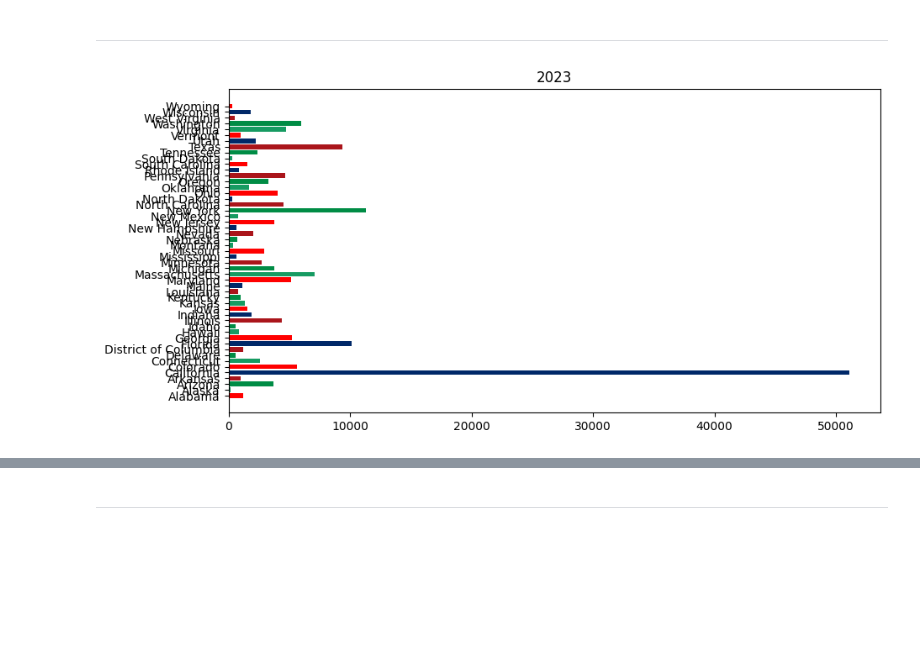
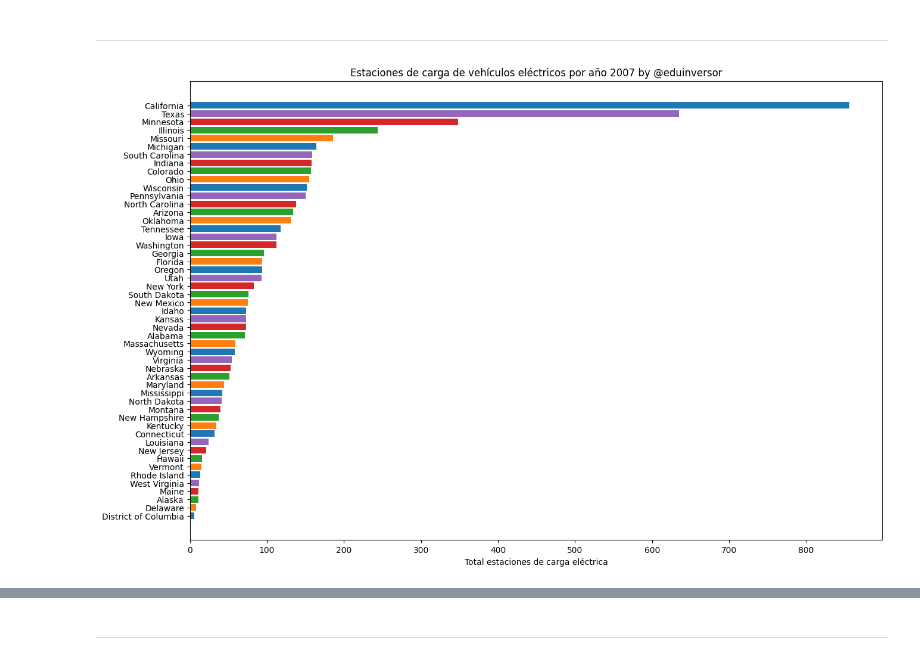
Before and after one commit to omanofx/portfolio, a Jupyter notebook: data_wrangling/data_cleaning.ipynb, the cells around one changed output, grey strips where cells are left out. Saved outputs shown, nothing was run; the diff lists cells and outputs as text; code cells hidden in the pictures; blank space fills up the shorter version.

```diff
--- a/data_wrangling/data_cleaning.ipynb
+++ b/data_wrangling/data_cleaning.ipynb
@@ -612,38 +611,49 @@ df_historico_grafico.sort_values(by='Year', ascending=True)
 # %%
 from matplotlib import animation
+
+df_historico_grafico = df_historico[['Year', 'State', 'Total']]
+df_historico_grafico.sort_values(by='Year', ascending=True, inplace=True)
 
 states_plot = df_historico_grafico['State'].unique()
 
 barchart_data  = df_historico_grafico.loc[df_historico_grafico['State'].isin(states_plot), :]
 
 font = {
     'weight': 'normal',
     'size'  :  40,
     'color': 'lightgray'
 }
 
 years = barchart_data['Year'].unique()
 colors =['#FF0000','#169b62','#008c45','#aa151b','#002868']
 
-fig, ax = plt.subplots(figsize=(10, 5))
+fig, ax = plt.subplots(figsize=(15, 10))
+
 label = ax.text(0.95, 0.2, years[0],
-            horizontalalignment = 'right',
-            verticalalignment = 'top',
-            transform = ax.transAxes,
-            fontdict = font)
+                horizontalalignment = 'right',
+                verticalalignment = 'top',
+                transform = ax.transAxes,
+                fontdict = font)
+
+# Obtener una paleta de colores de seaborn con al menos 50 colores distintos
+palette = sns.color_palette("tab10", n_colors=5)
+
 
 def update_barchart(i):
   year = years[i]
   data_temp = barchart_data.loc[barchart_data['Year'] == year, :]
+  data_temp.sort_values(by='Total', ascending=True, inplace=True)
   ax.clear()
-  ax.barh(data_temp.State, data_temp.Total, color = colors)
+  ax.barh(data_temp.State, data_temp.Total,  color = palette )
   label.set_text(year)
-  ax.set_title(str(year))
+  ax.set_xlabel("Total estaciones de carga eléctrica")
+  ax.set_title("Estaciones de carga de vehículos eléctricos por año " + str(year) + ' by @eduinversor')
 
-animacion = animation.FuncAnimation(fig, update_barchart, frames = len(years),interval = 750)
-# anim.save('barchart.gif')
+
+animacion = animation.FuncAnimation(fig, update_barchart, frames = len(years),interval = 550)
+animacion.save('barchart.gif')
 # %% [output]
-[figure, old version]
+[figure, new version]
 # %%
 from IPython.display import HTML
 HTML(animacion.to_html5_video())
```
Also changed, not shown: parts of 5 cells of this notebook.
